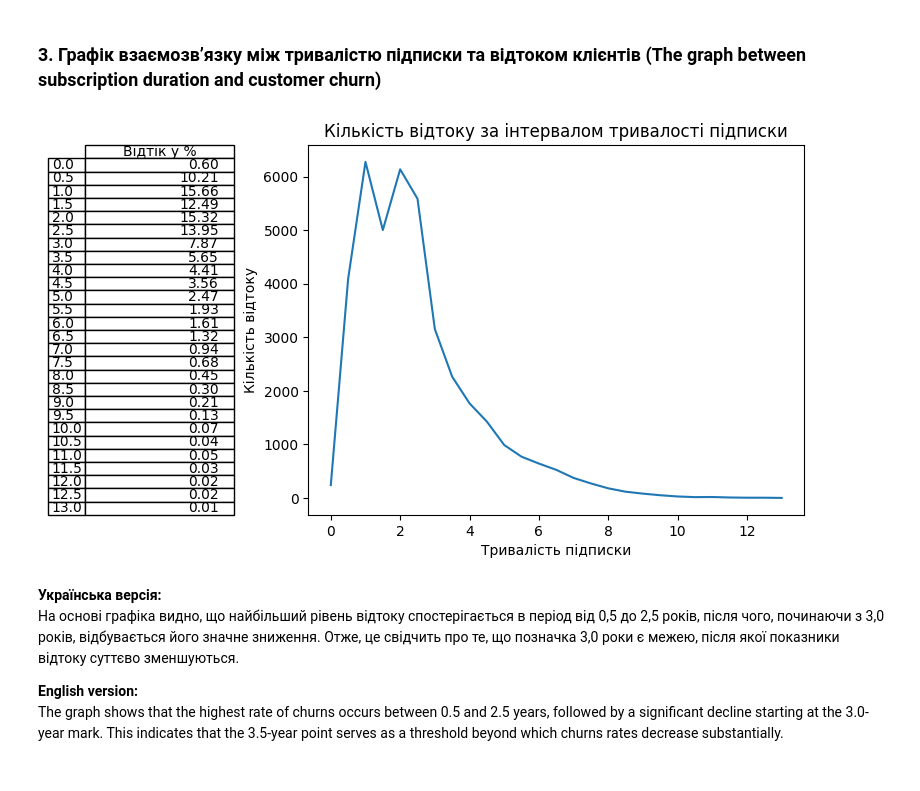
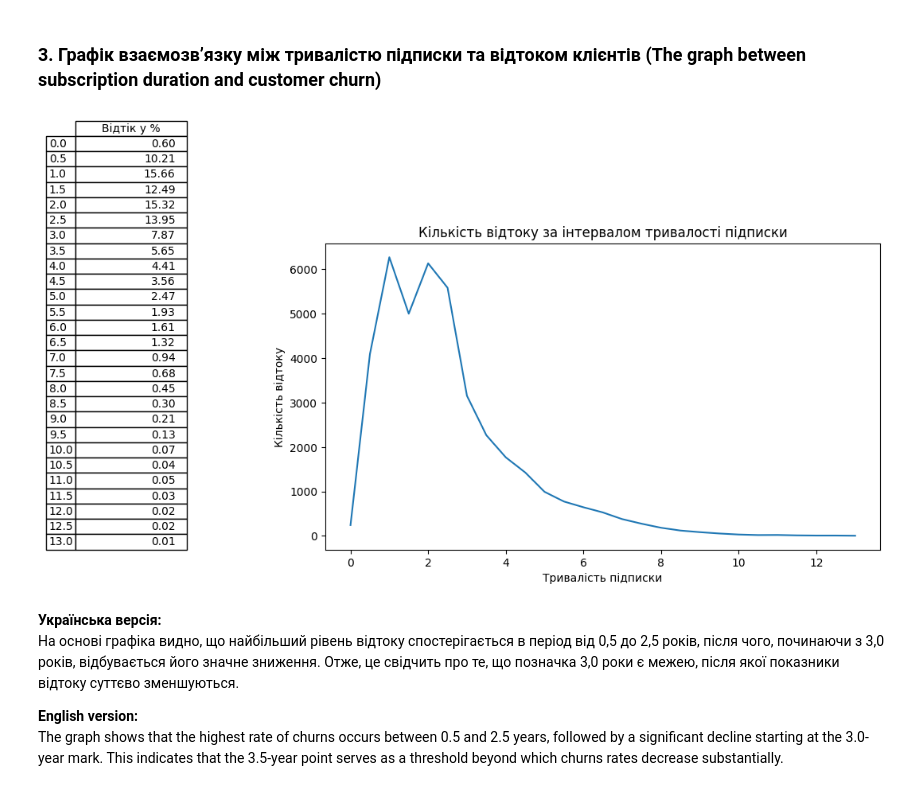
Before and after one commit to MaksimDar/telecom-churn-prediction, a Jupyter notebook: notebooks/01_eda.ipynb, the cells around one changed output. Saved outputs shown, nothing was run; the diff lists cells and outputs as text; code cells hidden in the pictures.

Commit message:
download and upload graphs are finished

```diff
--- a/notebooks/01_eda.ipynb
+++ b/notebooks/01_eda.ipynb
@@ -37,7 +37,7 @@ import numpy as np
 #### Розділ функцій (Functions section)
 # %%
 
-def get_churn_distribution(min_value, max_value,column_comparison, interval,procedural_slip) -> dict:
+def get_churn_distribution(data_structure,min_value, max_value,column_comparison, interval,procedural_slip) -> dict:
     """
     Українська версія: Функція обчислює кількість випадків відтоку для кожного кроку в заданій колонці набору даних
     і повертає словник, що містить набір записів по кроках, кожен з яких містить інтервал колонки та відповідну кількість відтоку.
@@ -56,11 +56,11 @@ def get_churn_distribution(min_value, max_value,column_comparison, interval,proc
 
         if attempt == 0:
             column_value = i
-            churn_quantity = df_copy.loc[df_copy[column_comparison] <= i, 'churn'].sum()
+            churn_quantity = data_structure.loc[data_structure[column_comparison] <= i, 'churn'].sum()
             attempt = 1
         else:
             column_value = i
-            churn_quantity = df_copy.loc[(df_copy[column_comparison] > previous_ind) & (df_copy[column_comparison] <= i), 'churn'].sum()
+            churn_quantity = data_structure.loc[(data_structure[column_comparison] > previous_ind) & (data_structure[column_comparison] <= i), 'churn'].sum()
 
         list_values = {}
         final_result = {f'{column_comparison}': column_value, 'churn_quantity': churn_quantity}
@@ -125,4 +156,19 @@ def show_all_churn_piecharts(request_column: str, labels: list, all_title: str,
     plt.show()
+# %%
+def show_graph_and_table_churns(churn_list: list,input_list: list, title:str,x_label:str,table_height: float = 1.4) -> None:
+    total_churn = sum(churn_list)
+    cell_text = [['%1.2f' % ((x / total_churn) * 100)] for x in churn_list]
+
+    plt.figure(figsize=(9, 5))
+    plt.plot(input_list,churn_list)
+    plt.title(title)
+    plt.xlabel(x_label)
+    plt.ylabel('Кількість відтоку')
+
+    the_table = plt.table(cellText=cell_text,rowLabels=input_list,colLabels=['Відтік y %'], loc='left',bbox=[-0.45, 0, 0.2, table_height] )
+    the_table.auto_set_font_size(False)
+    the_table.set_fontsize(10)
+    plt.show()
 # %%
 df = pd.read_csv('../data/raw/internet_service_churn.csv')
 # %%
@@ -459,23 +505,16 @@ column_comparison = 'subscription_age'
 sub_age_interval = 0.5
 sub_procedural_slip = 0.2
 
-necessary_dict = get_churn_distribution(min_subscription_age, max_subscription_age,column_comparison,sub_age_interval,sub_procedural_slip)
+necessary_dict = get_churn_distribution(df_copy, min_subscription_age, max_subscription_age,column_comparison,sub_age_interval,sub_procedural_slip)
 list_subscription_ages,list_churn_quantity = return_results_as_lists(min_subscription_age, max_subscription_age,column_comparison, necessary_dict,sub_age_interval,sub_procedural_slip)
 # %%
-total_churn = sum(list_churn_quantity)
-cell_text = [['%1.2f' % ((x / total_churn) * 100)] for x in list_churn_quantity]
-plt.plot(list_subscription_ages,list_churn_quantity)
-plt.title('Кількість відтоку за інтервалом тривалості підписки')
-plt.xlabel('Тривалість підписки')
-plt.ylabel('Кількість відтоку')
-# plt.title('Churn volume by subscription age interval')
+sub_age_title = 'Кількість відтоку за інтервалом тривалості підписки'
+x_sub_age = 'Тривалість підписки'
 
-the_table = plt.table(cellText=cell_text,rowLabels=list_subscription_ages,colLabels=['Відтік y %'], loc='left',bbox=[-0.45, 0, 0.3, 1] )
-the_table.auto_set_font_size(False)
-the_table.set_fontsize(10)
-plt.show()
+final_sub_age_graph = show_graph_and_table_churns(list_churn_quantity,list_subscription_ages,sub_age_title,x_sub_age )
+final_sub_age_graph
 # %% [output]
-[figure, old version]
+[figure, new version]
 # %% [markdown]
 **Українська версія:**
 На основі графіка видно, що найбільший рівень відтоку спостерігається в період від 0,5 до 2,5 років, після чого, починаючи з 3,0 років, відбувається його значне зниження. Отже, це свідчить про те, що позначка 3,0 роки є межею, після якої показники відтоку суттєво зменшуються.
```
Also changed, not shown: parts of 32 cells of this notebook.
